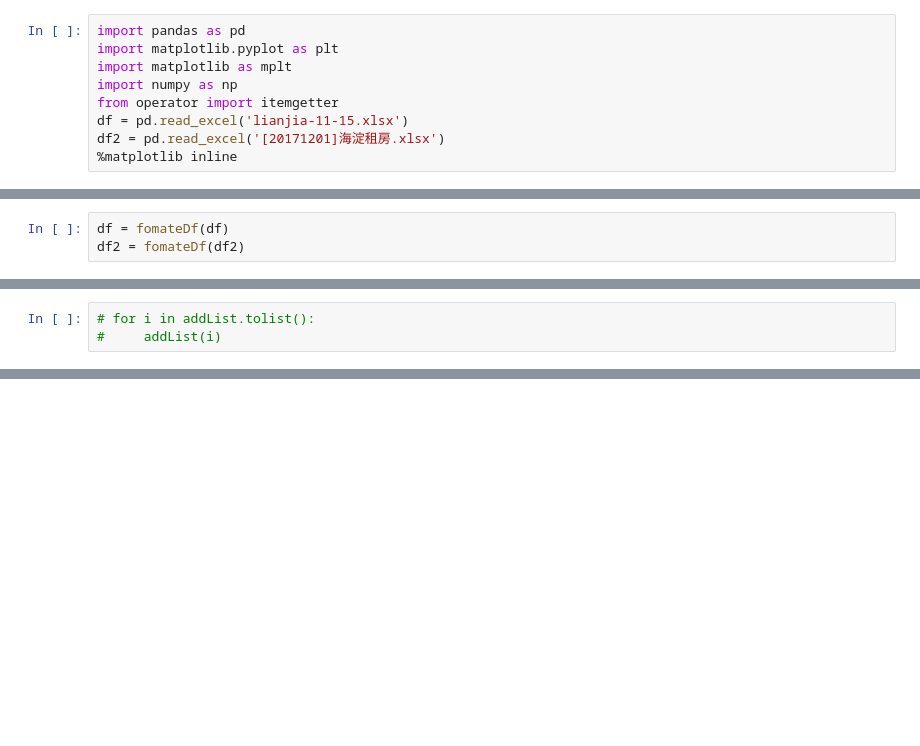
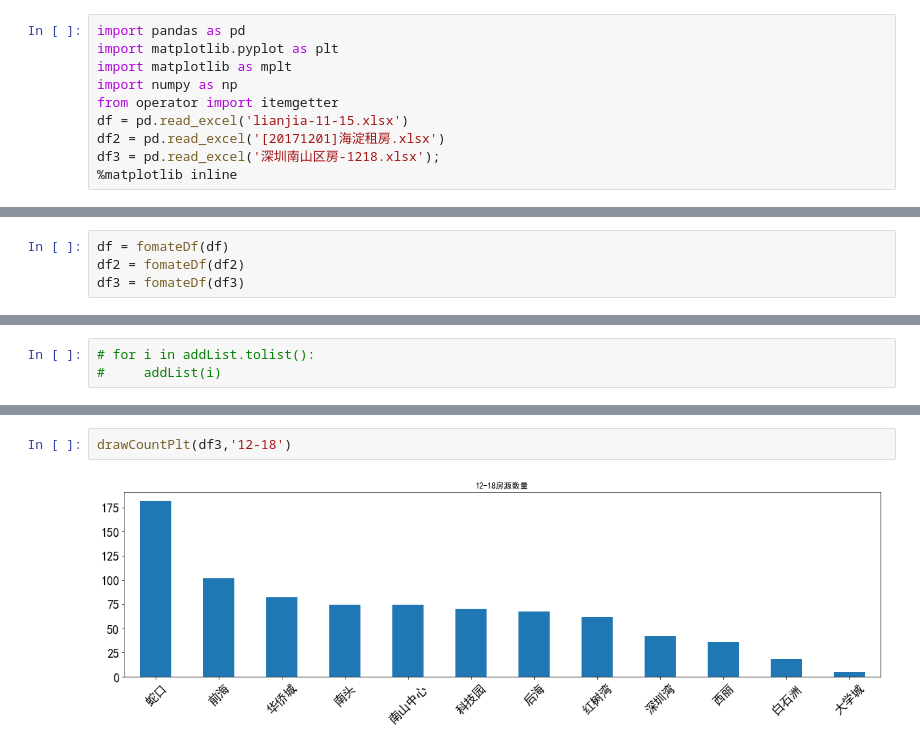
Before and after one commit to YuriTu/sougou, a Jupyter notebook: 北京租房11-10-12-01涨幅.ipynb, the cells around one changed output, grey strips where cells are left out. Drawn from its saved outputs; the diff is of its cells as text; blank space fills up the shorter version.

```diff
--- a/北京租房11-10-12-01涨幅.ipynb
+++ b/北京租房11-10-12-01涨幅.ipynb
@@ -6,6 +6,7 @@ import numpy as np
 from operator import itemgetter
 df = pd.read_excel('lianjia-11-15.xlsx')
 df2 = pd.read_excel('[20171201]海淀租房.xlsx')
+df3 = pd.read_excel('深圳南山区房-1218.xlsx');
 %matplotlib inline
 # %%
 coldir = {
@@ -37,6 +38,7 @@ def fomateDf(data):
 # %%
 df = fomateDf(df)
 df2 = fomateDf(df2)
+df3 = fomateDf(df3)
 # %%
 
 # df[df['community'] == '']
@@ -227,0 +251,4 @@ drawPlot(df1complot,df2complot,add+'各小区每平米价格')
+# %%
+drawCountPlt(df3,'12-18')
+# %% [output]
+[figure, added]
```
Also changed, not shown: parts of 3 cells of this notebook, 1 other file.
